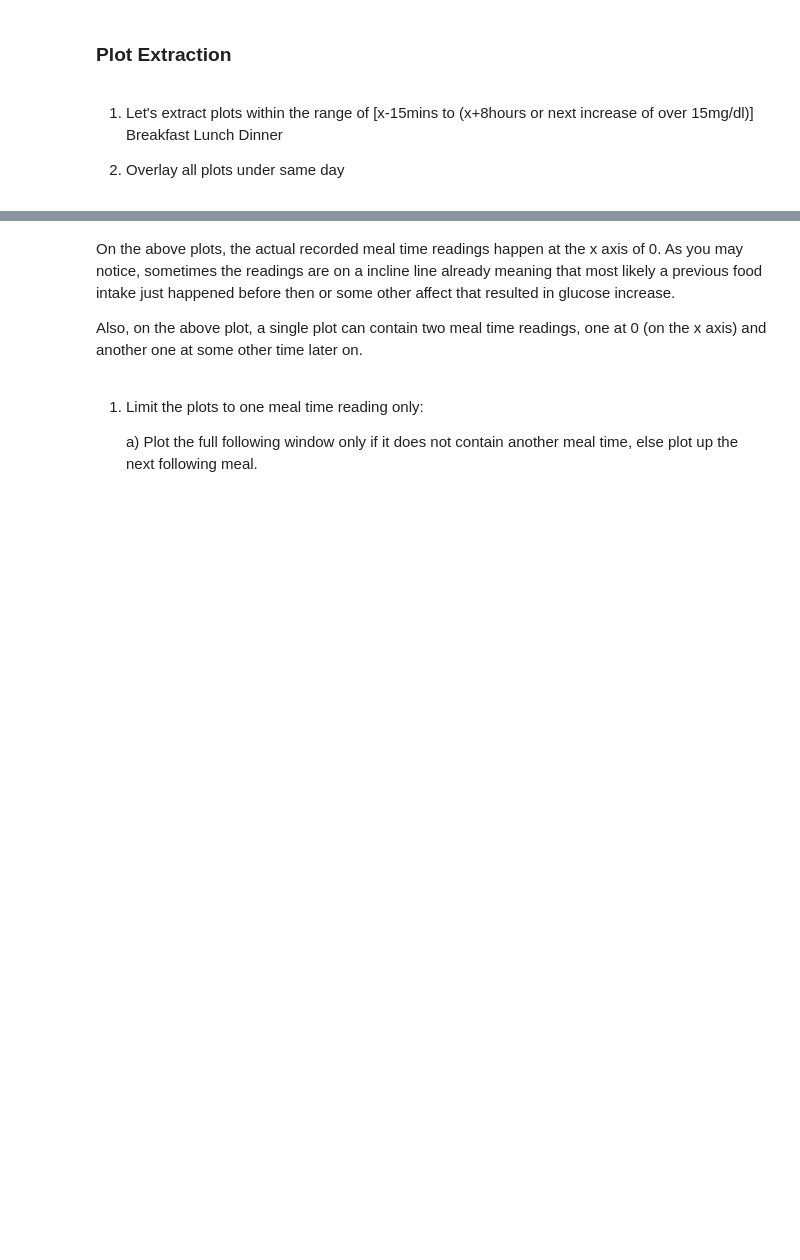
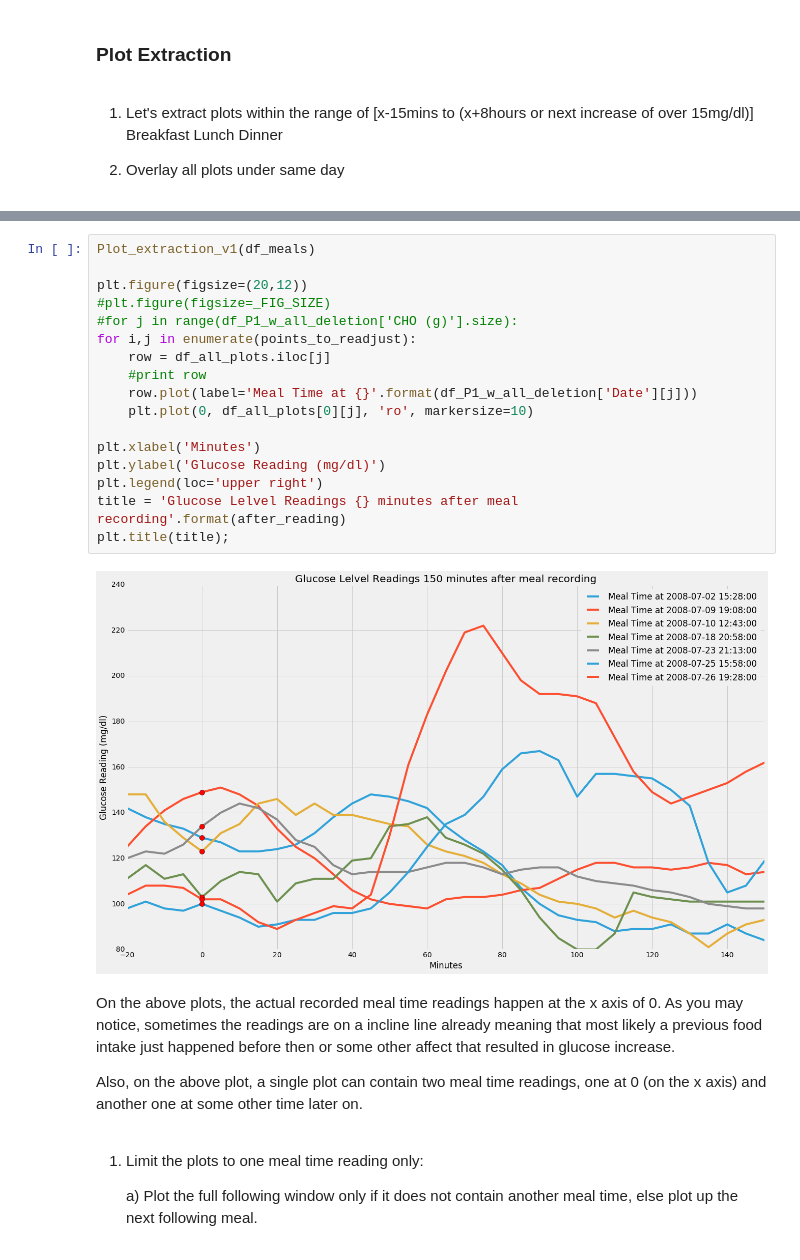
Before and after one commit to SalChem/Diabetic-Project, a Jupyter notebook: Smoothing and Filtering.ipynb, the cells around one changed output, grey strips where cells are left out. Drawn from its saved outputs; the diff is of its cells as text; blank space fills up the shorter version.

```diff
--- a/Smoothing and Filtering.ipynb
+++ b/Smoothing and Filtering.ipynb
@@ -632,3 +747,22 @@ plt.title(title);
+# %%
+Plot_extraction_v1(df_meals)
+
+plt.figure(figsize=(20,12))
+#plt.figure(figsize=_FIG_SIZE)
+#for j in range(df_P1_w_all_deletion['CHO (g)'].size):
+for i,j in enumerate(points_to_readjust):
+    row = df_all_plots.iloc[j]
+    #print row
+    row.plot(label='Meal Time at {}'.format(df_P1_w_all_deletion['Date'][j]))
+    plt.plot(0, df_all_plots[0][j], 'ro', markersize=10)
+
+plt.xlabel('Minutes')
+plt.ylabel('Glucose Reading (mg/dl)')
+plt.legend(loc='upper right')
+title = 'Glucose Lelvel Readings {} minutes after meal recording'.format(after_reading)
+plt.title(title);
+# %% [output]
+[figure, added]
 # %% [markdown]
 On the above plots, the actual recorded meal time readings happen at the x axis of 0.
 As you may notice, sometimes the readings are on a incline line already meaning that most likely a previous food intake just happened before then or some other affect that resulted in glucose increase.
```
Also changed, not shown: parts of 12 cells of this notebook.
